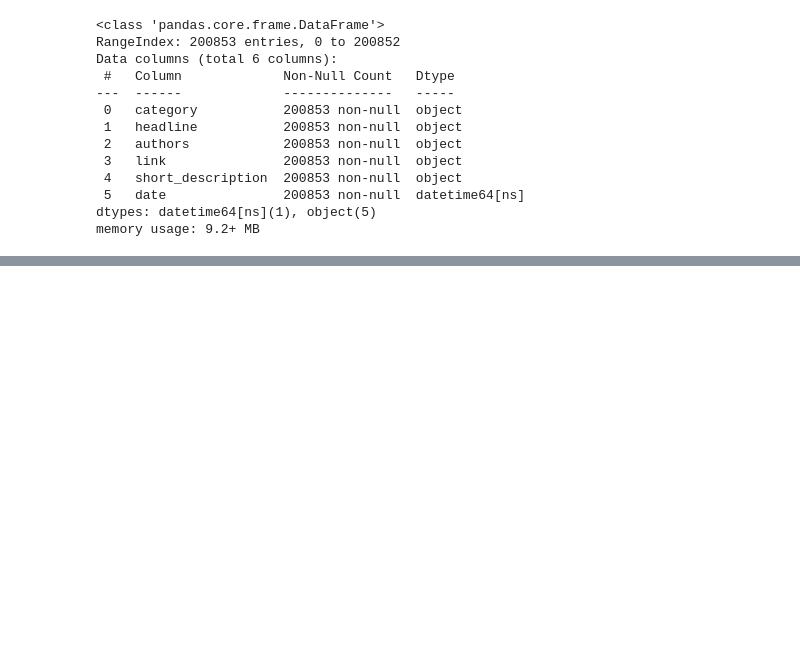
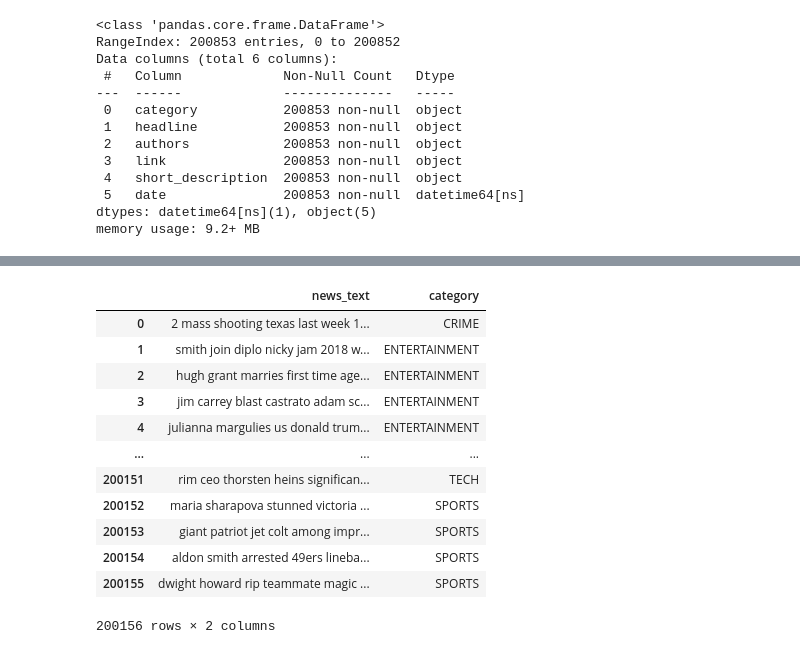
Before and after one commit to ignatovskiy/Data_Satanism, a Jupyter notebook: lab1_nlp/Lab1_nlp.ipynb, the cells around one changed output, grey strips where cells are left out. Cells and saved outputs as stored; diff of their text form; code cells hidden in the pictures; blank space fills up the shorter version.

```diff
--- a/lab1_nlp/Lab1_nlp.ipynb
+++ b/lab1_nlp/Lab1_nlp.ipynb
@@ -51,0 +166,3 @@ memory usage: 9.2+ MB
+# %%
+stopwords = stopwords.words('english')
+print(stopwords)
@@ -51,0 +201,27 @@ memory usage: 9.2+ MB
+# %%
+for i in range(len(news["news_text"])):
+    temp_string = ""
+    for word in news["news_text"][i].split():
+        word = ("".join(e for e in word if e.isalnum()))
+        word = word.lower()
+        word = lemmatizer.lemmatize(word)
+        if not word in stopwords:
+            temp_string += word + " "
+
+    news.at[i,"news_text"] = temp_string.strip()
+# %%
+news
+# %% [output]
+|  | news_text | category |
+| 0 | 2 mass shooting texas last week 1... | CRIME |
+| 1 | smith join diplo nicky jam 2018 w... | ENTERTAINMENT |
+| 2 | hugh grant marries first time age... | ENTERTAINMENT |
+| 3 | jim carrey blast castrato adam sc... | ENTERTAINMENT |
+| 4 | julianna margulies us donald trum... | ENTERTAINMENT |
+| ... | ... | ... |
+| 200151 | rim ceo thorsten heins significan... | TECH |
+| 200152 | maria sharapova stunned victoria ... | SPORTS |
+| 200153 | giant patriot jet colt among impr... | SPORTS |
+| 200154 | aldon smith arrested 49ers lineba... | SPORTS |
+| 200155 | dwight howard rip teammate magic ... | SPORTS |
+200156 rows × 2 columns
```
Also changed, not shown: parts of 39 cells of this notebook.
